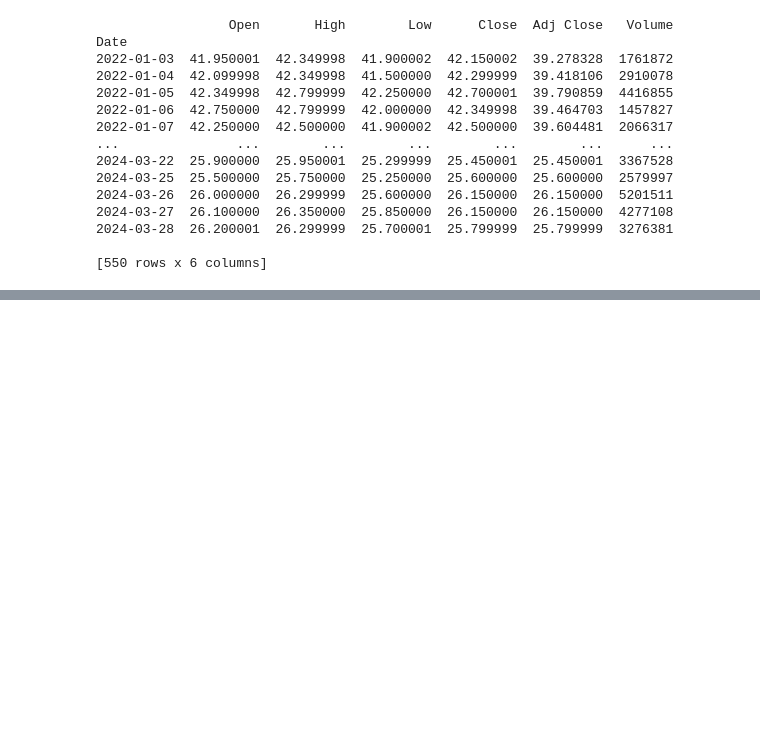
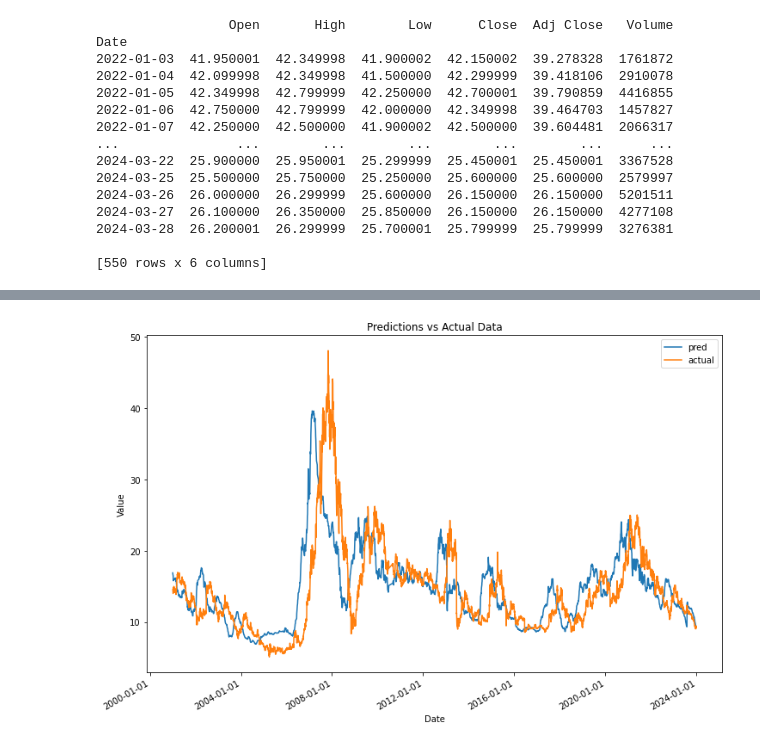
Before and after one commit to hyt27/Financial-Pridict-Modelling, a Jupyter notebook: 6.28/try_predict_test.ipynb, the cells around one changed output, grey strips where cells are left out. Saved outputs shown, nothing was run; the diff lists cells and outputs as text; code cells hidden in the pictures; blank space fills up the shorter version.

```diff
--- a/6.28/try_predict_test.ipynb
+++ b/6.28/try_predict_test.ipynb
@@ -357,0 +561,26 @@ def predict_gru(datapath = 'stock_data/0066.HK.csv',startdate = "2022-01-01",end
+# %%
+
+    plt.ioff()
+    #####作prediction图并保存
+    plt.figure(figsize=(12,8))
+
+    # plt.plot(pd.to_datetime(data['Date']),data['Close'],label = 'data')
+    # plt.plot(pd.to_datetime(testPredictPlot['Date']),testPredictPlot['Close'],label = 'test_pred')
+    # plt.plot(pd.to_datetime(trainPredictPlot['Date']),trainPredictPlot['Close'],label = 'train_pred')
+
+    plt.plot(pd.to_datetime(whole_predict['Date']),whole_predict['pred_close'],label = 'pred')
+    plt.plot(pd.to_datetime(whole_predict['Date']),whole_predict['act_close'],label = 'actual')
+    plt.gca().xaxis.set_major_formatter(mdates.DateFormatter('%Y-%m-%d'))
+    plt.gca().xaxis.set_major_locator(mdates.AutoDateLocator())
+    plt.xlabel('Date')
+    plt.ylabel('Value')
+
+
+    plt.gcf().autofmt_xdate()
+    plt.title('Predictions vs Actual Data')
+    plt.legend()
+    plt.show()
+    plt.savefig('prediction_'+task_id+'.jpg')
+    plt.close()
+# %% [output]
+[figure, added]
```
Also changed, not shown: parts of 20 cells of this notebook, 8 other files.
